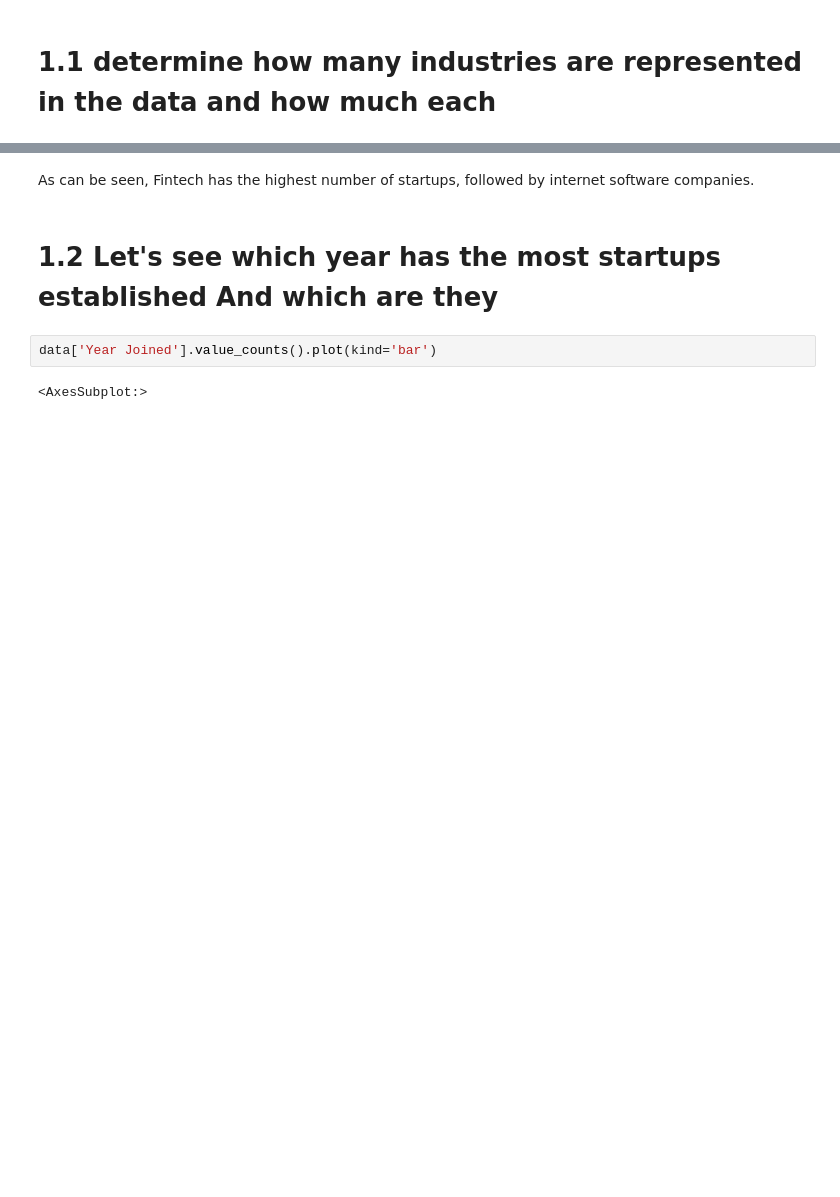
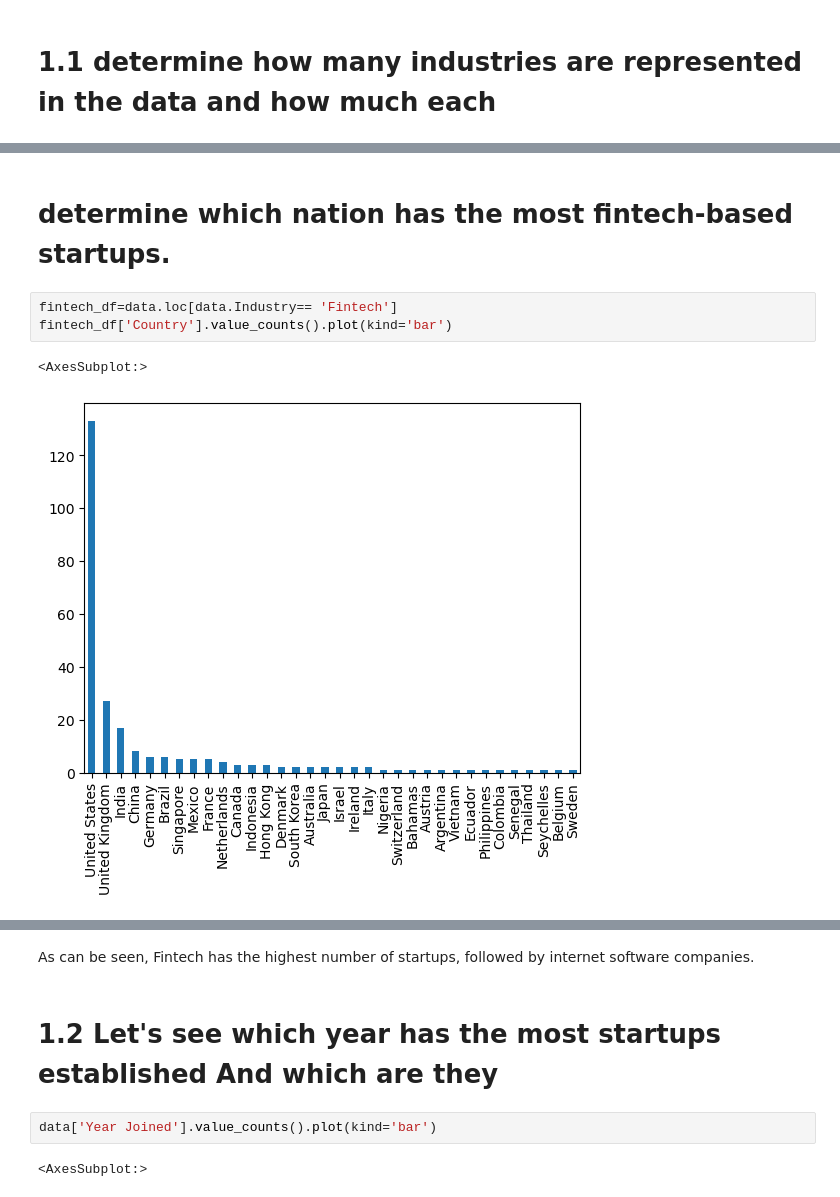
Before and after one commit to amalsalilan/Unicorn-Insights-A-Comprehensive-Data-Analysis-of-Unicorn-Companie, a Jupyter notebook: Notebook.ipynb, the cells around one changed output, grey strips where cells are left out. Cells and saved outputs as stored; diff of their text form; blank space fills up the shorter version.

Commit message:
ploted Which Country have the more number of fintech based Startups

```diff
--- a/Notebook.ipynb
+++ b/Notebook.ipynb
@@ -80 +63,9 @@ Name: Industry, dtype: int64
 [figure]
+# %% [markdown]
+# determine which nation has the most fintech-based startups.
+# %%
+fintech_df=data.loc[data.Industry== 'Fintech']
+fintech_df['Country'].value_counts().plot(kind='bar')
+# %% [output]
+<AxesSubplot:>
+[figure, added]
```
Also changed, not shown: parts of 10 cells of this notebook.
